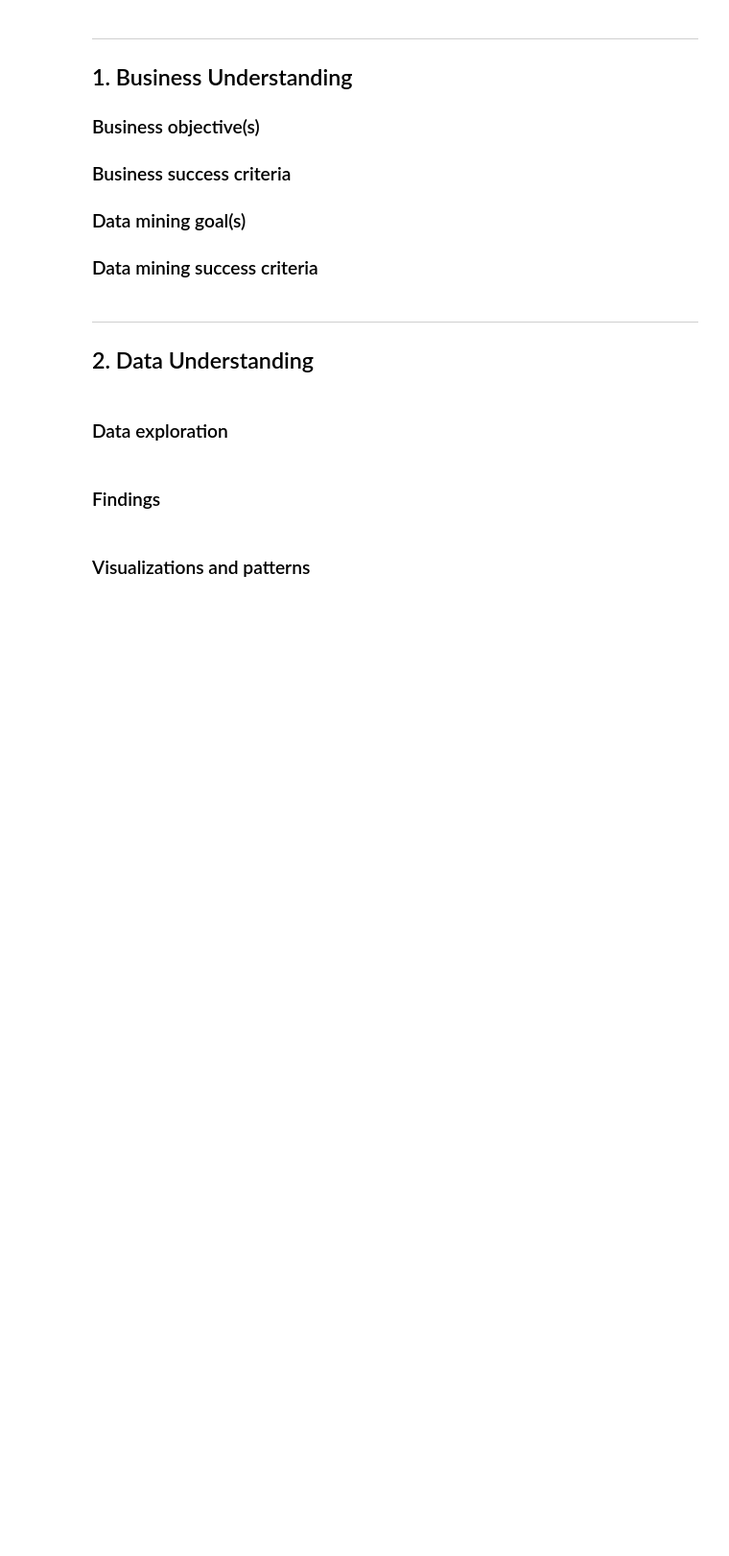
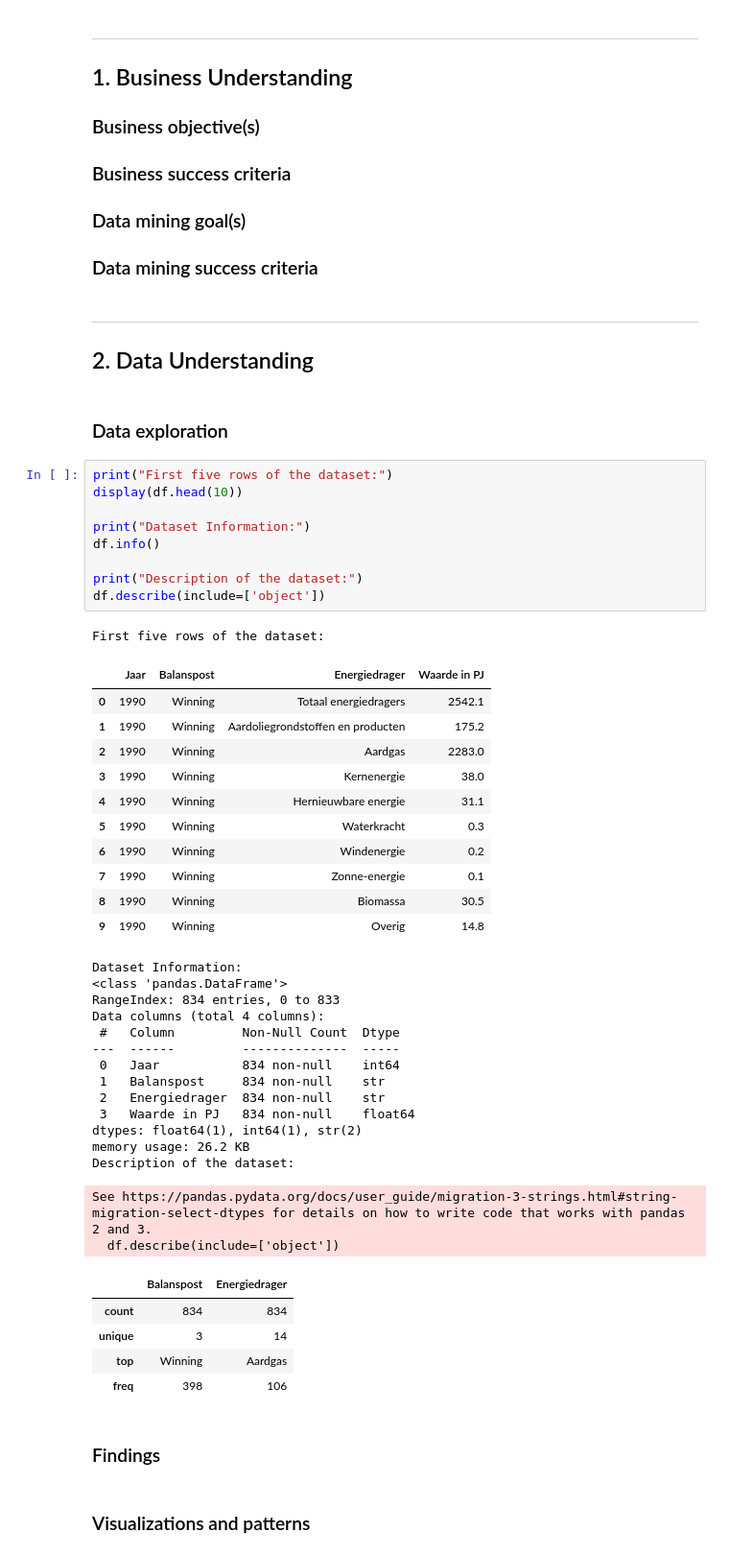
Before and after one commit to SebHoven/DataFest-TheDefendersOfTomorrow, a Jupyter notebook: assignment.ipynb, the cells around one changed output. Shown at 96% size. Cells and saved outputs as stored; diff of their text form; blank space fills up the shorter version.

```diff
--- a/assignment.ipynb
+++ b/assignment.ipynb
@@ -56,6 +58,48 @@ df.head()
 ## 2. Data Understanding
 # %% [markdown]
 ### Data exploration
+# %%
+print("First five rows of the dataset:")
+display(df.head(10))
+
+print("Dataset Information:")
+df.info()
+
+print("Description of the dataset:")
+df.describe(include=['object'])
+# %% [output]
+First five rows of the dataset:
+|  | Jaar | Balanspost | Energiedrager | Waarde in PJ |
+| 0 | 1990 | Winning | Totaal energiedragers | 2542.1 |
+| 1 | 1990 | Winning | Aardoliegrondstoffen en producten | 175.2 |
+| 2 | 1990 | Winning | Aardgas | 2283.0 |
+| 3 | 1990 | Winning | Kernenergie | 38.0 |
+| 4 | 1990 | Winning | Hernieuwbare energie | 31.1 |
+| 5 | 1990 | Winning | Waterkracht | 0.3 |
+| 6 | 1990 | Winning | Windenergie | 0.2 |
+| 7 | 1990 | Winning | Zonne-energie | 0.1 |
+| 8 | 1990 | Winning | Biomassa | 30.5 |
+| 9 | 1990 | Winning | Overig | 14.8 |
+Dataset Information:
+<class 'pandas.DataFrame'>
+RangeIndex: 834 entries, 0 to 833
+Data columns (total 4 columns):
+ #   Column         Non-Null Count  Dtype
+---  ------         --------------  -----
+ 0   Jaar           834 non-null    int64
+ 1   Balanspost     834 non-null    str
+ 2   Energiedrager  834 non-null    str
+ 3   Waarde in PJ   834 non-null    float64
+dtypes: float64(1), int64(1), str(2)
+memory usage: 26.2 KB
+Description of the dataset:
+See https://pandas.pydata.org/docs/user_guide/migration-3-strings.html#string-migration-select-dtypes for details on how to write code that works with pandas 2 and 3.
+  df.describe(include=['object'])
+|  | Balanspost | Energiedrager |
+| count | 834 | 834 |
+| unique | 3 | 14 |
+| top | Winning | Aardgas |
+| freq | 398 | 106 |
 # %% [markdown]
 ### Findings
 # %% [markdown]
```
Also changed, not shown: parts of 2 cells of this notebook, 1 other file.
